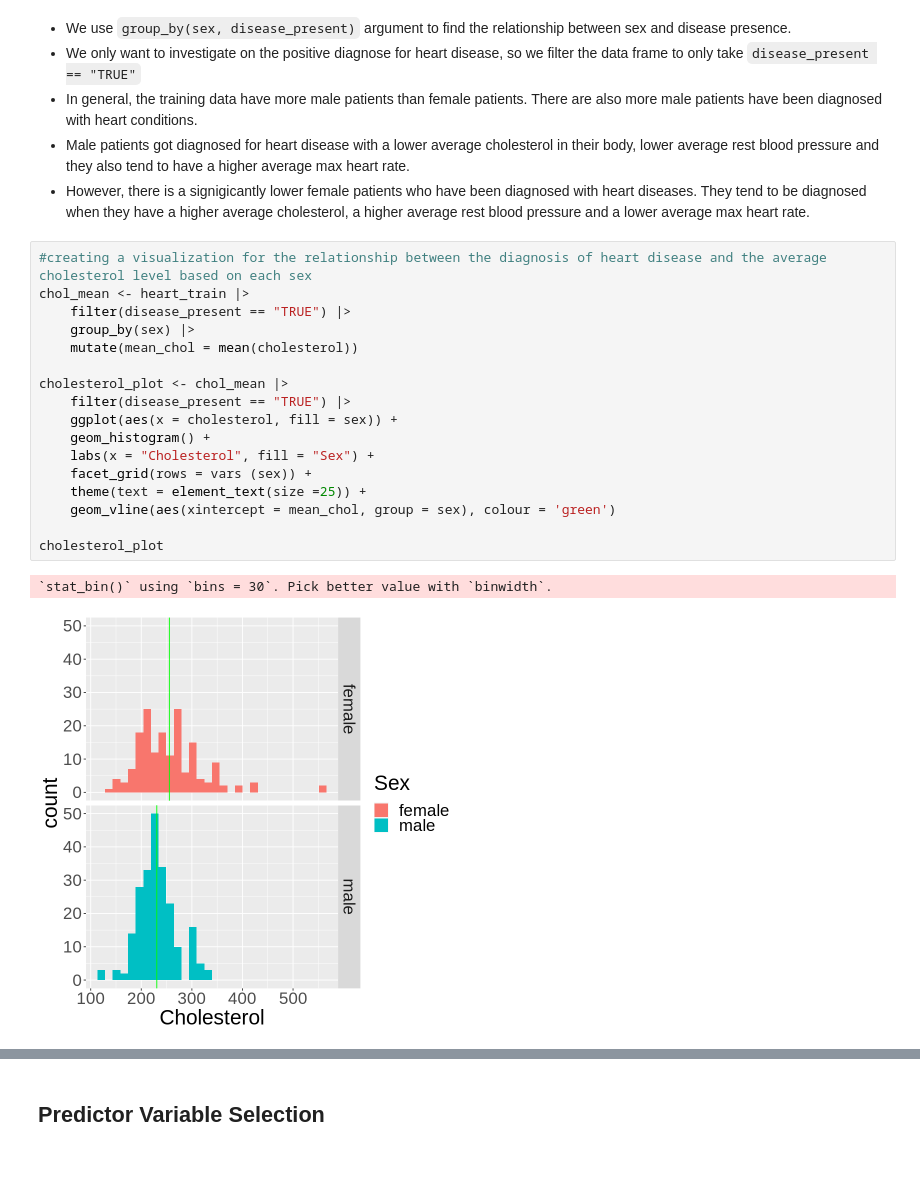
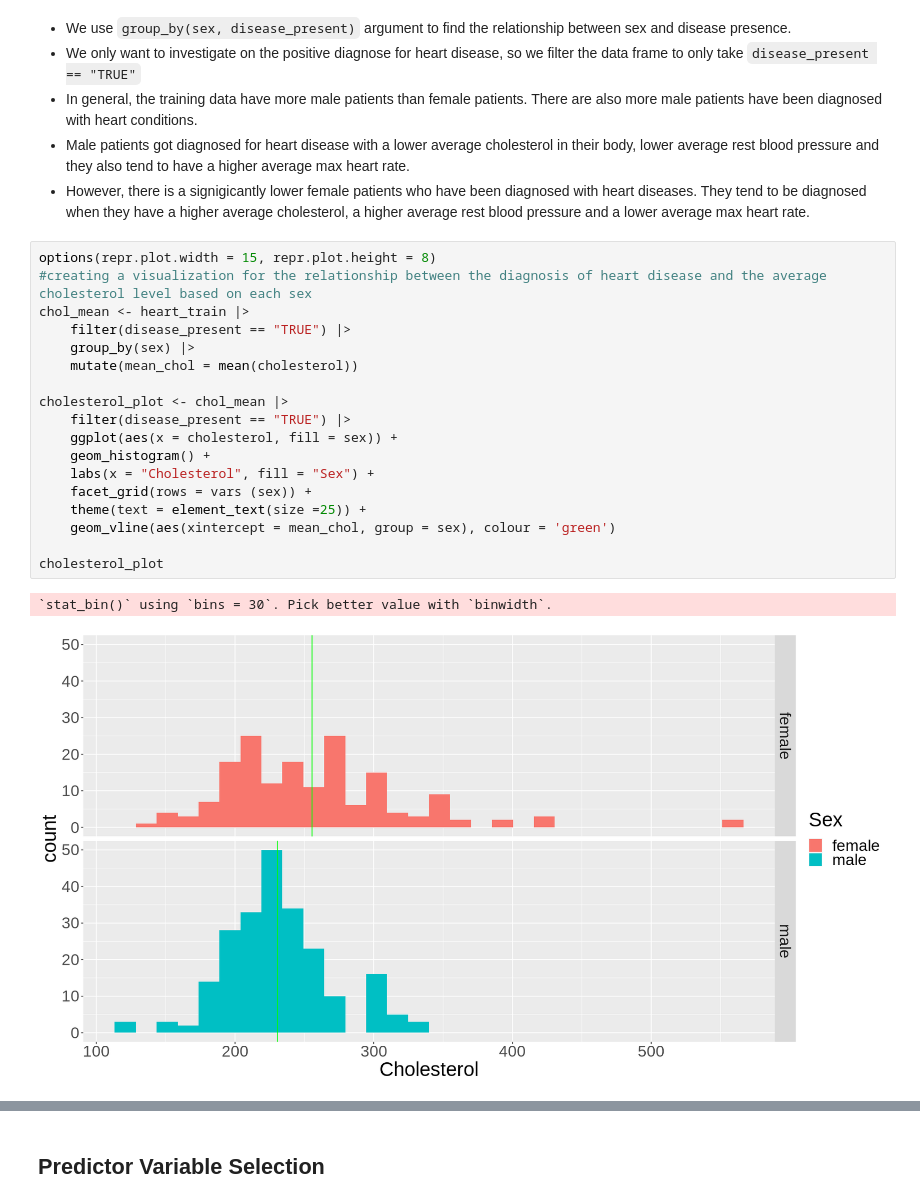
Before and after one commit to vyle2003/DSCI-100-Project, a Jupyter notebook: DSCI 100 Project Report.ipynb, the cells around one changed output, grey strips where cells are left out. Saved outputs shown, nothing was run; the diff lists cells and outputs as text; blank space fills up the shorter version.

Commit message:
Changed plot sizes

```diff
--- a/DSCI 100 Project Report.ipynb
+++ b/DSCI 100 Project Report.ipynb
@@ -167,23 +185,24 @@ A grouped_df: 2 × 6
 - Male patients got diagnosed for heart disease with a lower average cholesterol in their body, lower average rest blood pressure and they also tend to have a higher average max heart rate.
 - However, there is a signigicantly lower female patients who have been diagnosed with heart diseases. They tend to be diagnosed when they have a higher average cholesterol, a higher average rest blood pressure and a lower average max heart rate.
 # %%
+options(repr.plot.width = 15, repr.plot.height = 8)
 #creating a visualization for the relationship between the diagnosis of heart disease and the average cholesterol level based on each sex
 chol_mean <- heart_train |>
     filter(disease_present == "TRUE") |>
     group_by(sex) |>
     mutate(mean_chol = mean(cholesterol))
 
 cholesterol_plot <- chol_mean |>
     filter(disease_present == "TRUE") |>
     ggplot(aes(x = cholesterol, fill = sex)) +
     geom_histogram() +
     labs(x = "Cholesterol", fill = "Sex") +
     facet_grid(rows = vars (sex)) +
     theme(text = element_text(size =25)) +
     geom_vline(aes(xintercept = mean_chol, group = sex), colour = 'green')
 
 cholesterol_plot
 # %% [output]
 `stat_bin()` using `bins = 30`. Pick better value with `binwidth`.
-[figure, old version]
+[figure, new version]
 # %%
```
Also changed, not shown: parts of 7 cells of this notebook.
